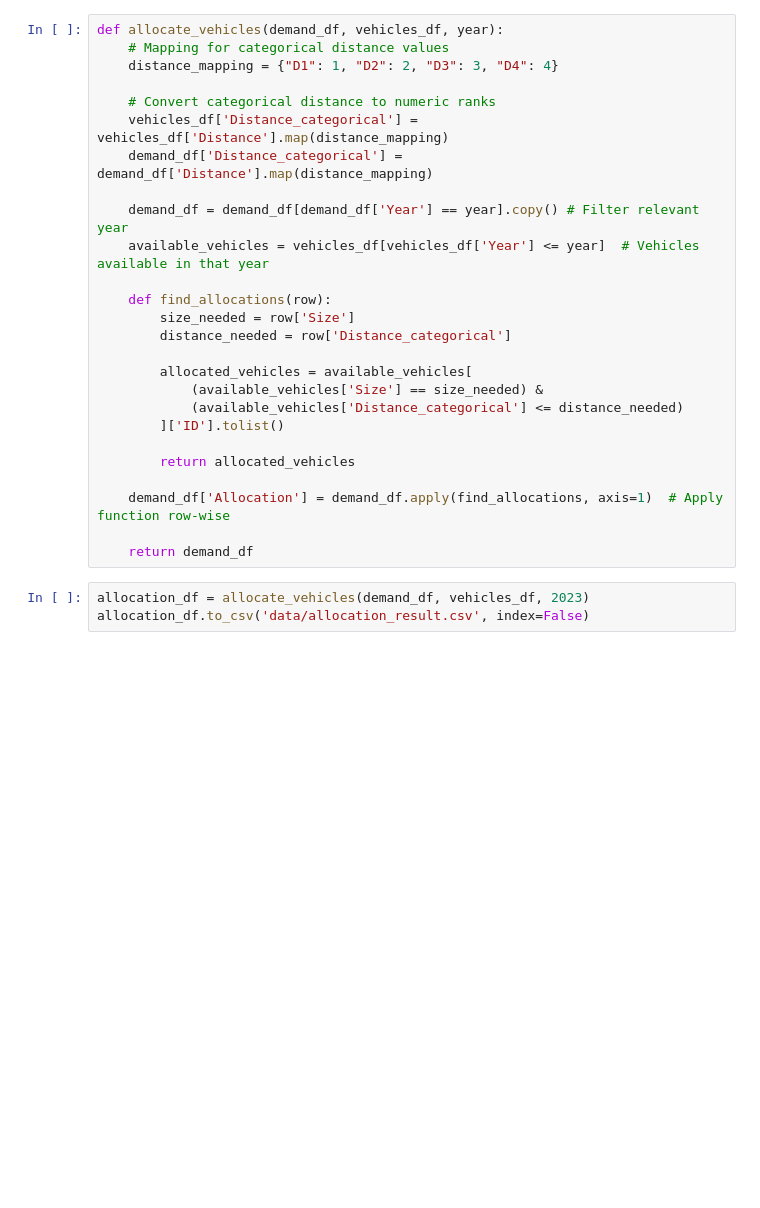
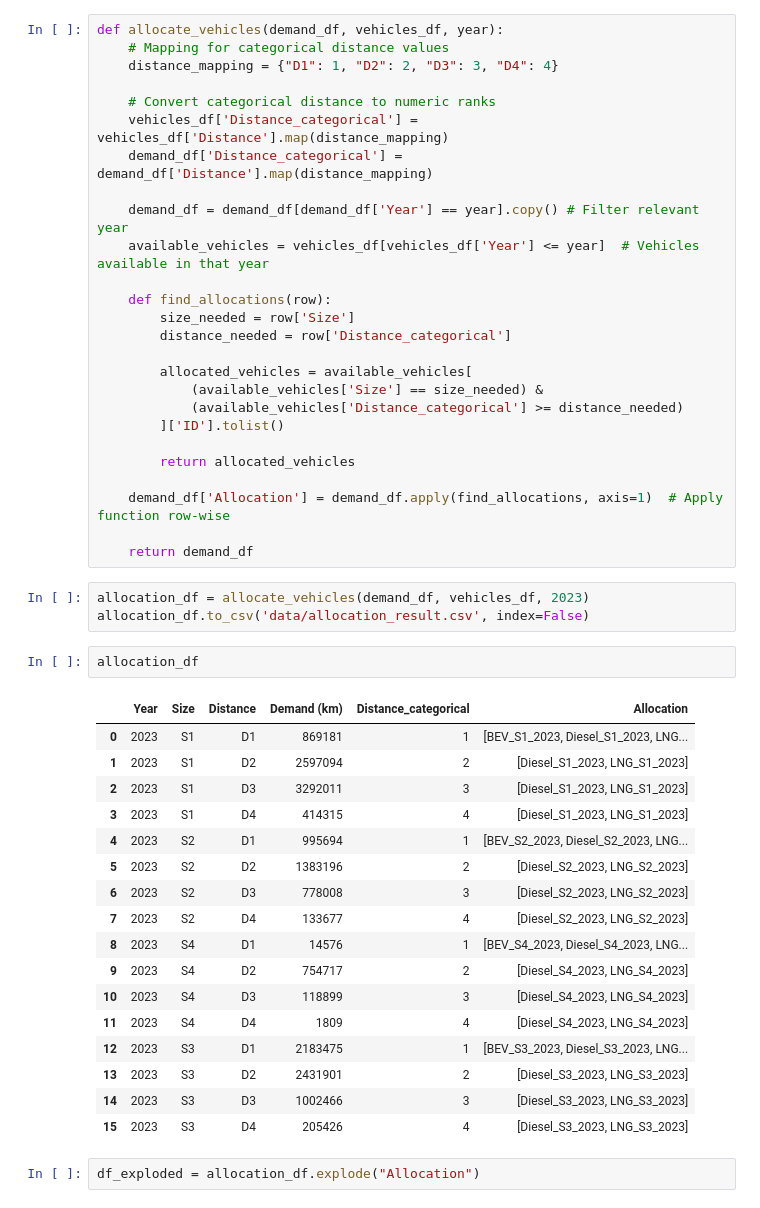
Before and after one commit to yashyaks/FleetStructureOptimization, a Jupyter notebook: demand.ipynb, the cells around one changed output. Drawn from its saved outputs; the diff is of its cells as text; blank space fills up the shorter version.

```diff
--- a/demand.ipynb
+++ b/demand.ipynb
@@ -53,7 +54,7 @@ def allocate_vehicles(demand_df, vehicles_df, year):
 
         allocated_vehicles = available_vehicles[
             (available_vehicles['Size'] == size_needed) &
-            (available_vehicles['Distance_categorical'] <= distance_needed)
+            (available_vehicles['Distance_categorical'] >= distance_needed)
         ]['ID'].tolist()
 
         return allocated_vehicles
@@ -64,3 +65,25 @@ def allocate_vehicles(demand_df, vehicles_df, year):
 # %%
 allocation_df = allocate_vehicles(demand_df, vehicles_df, 2023)
 allocation_df.to_csv('data/allocation_result.csv', index=False)
+# %%
+allocation_df
+# %% [output]
+|  | Year | Size | Distance | Demand (km) | Distance_categorical | Allocation |
+| 0 | 2023 | S1 | D1 | 869181 | 1 | [BEV_S1_2023, Diesel_S1_2023, LNG... |
+| 1 | 2023 | S1 | D2 | 2597094 | 2 | [Diesel_S1_2023, LNG_S1_2023] |
+| 2 | 2023 | S1 | D3 | 3292011 | 3 | [Diesel_S1_2023, LNG_S1_2023] |
+| 3 | 2023 | S1 | D4 | 414315 | 4 | [Diesel_S1_2023, LNG_S1_2023] |
+| 4 | 2023 | S2 | D1 | 995694 | 1 | [BEV_S2_2023, Diesel_S2_2023, LNG... |
+| 5 | 2023 | S2 | D2 | 1383196 | 2 | [Diesel_S2_2023, LNG_S2_2023] |
+| 6 | 2023 | S2 | D3 | 778008 | 3 | [Diesel_S2_2023, LNG_S2_2023] |
+| 7 | 2023 | S2 | D4 | 133677 | 4 | [Diesel_S2_2023, LNG_S2_2023] |
+| 8 | 2023 | S4 | D1 | 14576 | 1 | [BEV_S4_2023, Diesel_S4_2023, LNG... |
+| 9 | 2023 | S4 | D2 | 754717 | 2 | [Diesel_S4_2023, LNG_S4_2023] |
+| 10 | 2023 | S4 | D3 | 118899 | 3 | [Diesel_S4_2023, LNG_S4_2023] |
+| 11 | 2023 | S4 | D4 | 1809 | 4 | [Diesel_S4_2023, LNG_S4_2023] |
+| 12 | 2023 | S3 | D1 | 2183475 | 1 | [BEV_S3_2023, Diesel_S3_2023, LNG... |
+| 13 | 2023 | S3 | D2 | 2431901 | 2 | [Diesel_S3_2023, LNG_S3_2023] |
+| 14 | 2023 | S3 | D3 | 1002466 | 3 | [Diesel_S3_2023, LNG_S3_2023] |
+| 15 | 2023 | S3 | D4 | 205426 | 4 | [Diesel_S3_2023, LNG_S3_2023] |
+# %%
+df_exploded = allocation_df.explode("Allocation")
```
Also changed, not shown: parts of 22 cells of this notebook, 1 other file.
